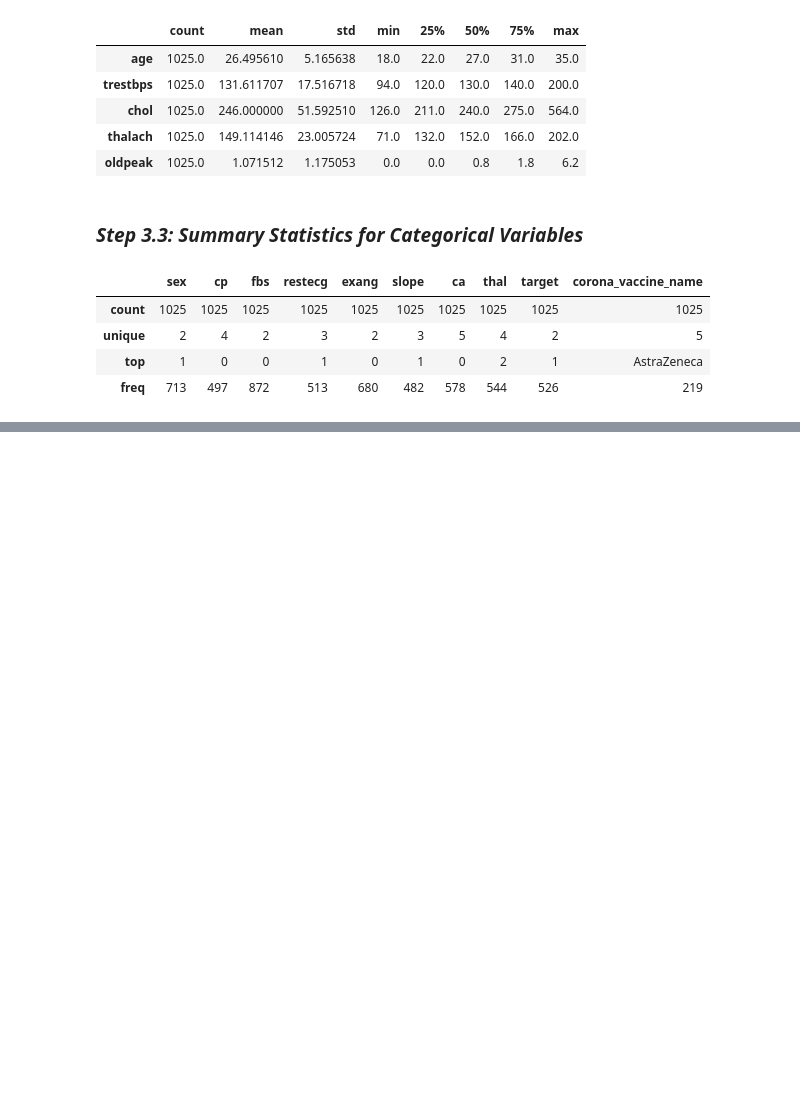
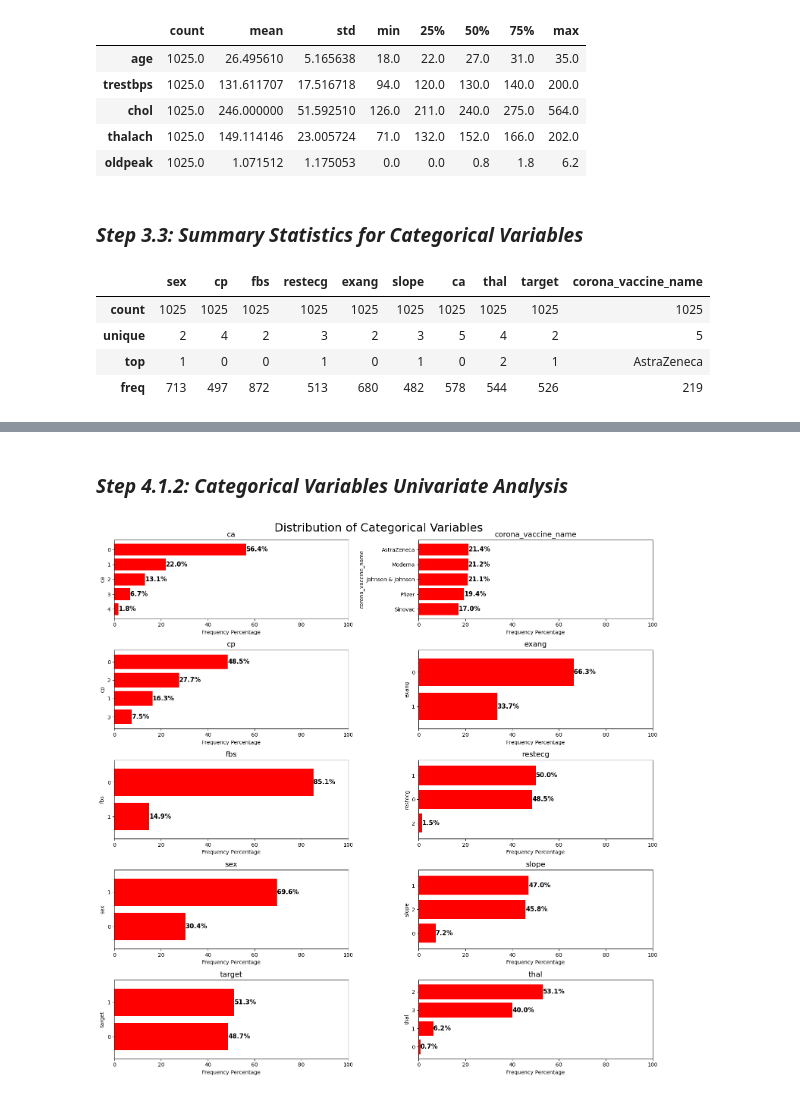
Before and after one commit to Mihishi/sca-supervised-prediction-model, a Jupyter notebook: sudden_cardiac_arrest.ipynb, the cells around one changed output, grey strips where cells are left out. Cells and saved outputs as stored; diff of their text form; code cells hidden in the pictures; blank space fills up the shorter version.

```diff
--- a/sudden_cardiac_arrest.ipynb
+++ b/sudden_cardiac_arrest.ipynb
@@ -131,0 +178,2 @@ sca_df.describe(include='object')
+# %% [markdown]
+### *Step 4.1.2: Categorical Variables Univariate Analysis*
@@ -131,0 +190,48 @@ sca_df.describe(include='object')
+# %%
+import math
+import matplotlib.pyplot as plt
+
+# Identify categorical features
+categorical_features = sca_df.columns.difference(continuous_features)
+df_categorical = sca_df[categorical_features]
+
+# Define subplot grid size based on number of categorical features
+n_features = len(categorical_features)
+ncols = 2
+nrows = math.ceil(n_features / ncols)
+
+# Create subplots
+fig, ax = plt.subplots(nrows=nrows, ncols=ncols, figsize=(15, nrows * 3))
+
+# Ensure ax is a 2D array
+ax = np.array(ax).reshape(nrows, ncols)
+
+# Loop through each categorical feature
+for i, col in enumerate(categorical_features):
+    row = i // ncols
+    col_idx = i % ncols
+
+    value_counts = sca_df[col].value_counts(normalize=True).mul(100).sort_values()
+    value_counts.plot(kind='barh', ax=ax[row, col_idx], width=0.8, color='red')
+
+    for index, value in enumerate(value_counts):
+        ax[row, col_idx].text(value, index, str(round(value, 1)) + '%',
+                              fontsize=12, weight='bold', va='center')
+
+    ax[row, col_idx].set_xlim([0, 100])
+    ax[row, col_idx].set_xlabel('Frequency Percentage')
+    ax[row, col_idx].set_title(f'{col}', fontsize=14)
+
+# Turn off any unused axes
+for i in range(n_features, nrows * ncols):
+    row = i // ncols
+    col_idx = i % ncols
+    ax[row, col_idx].axis('off')
+
+# Final adjustments
+plt.suptitle('Distribution of Categorical Variables', fontsize=22)
+plt.tight_layout()
+plt.subplots_adjust(top=0.95)
+plt.show()
+# %% [output]
+[figure, added]
```
Also changed, not shown: parts of 6 cells of this notebook.
